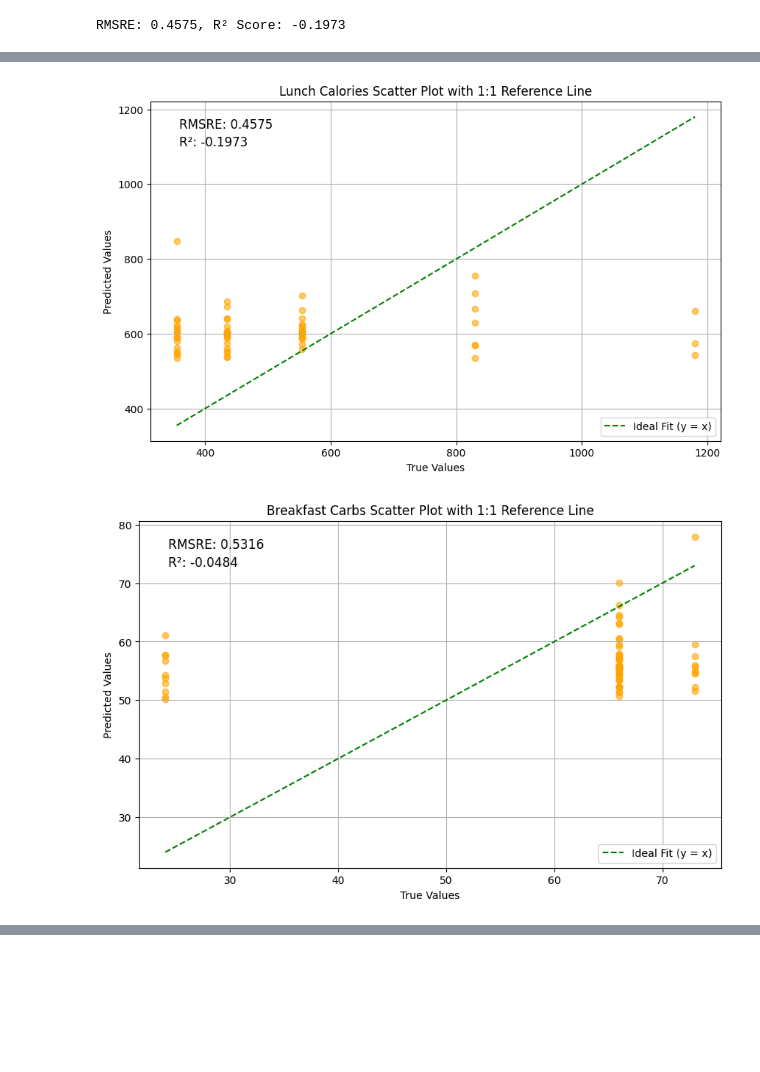
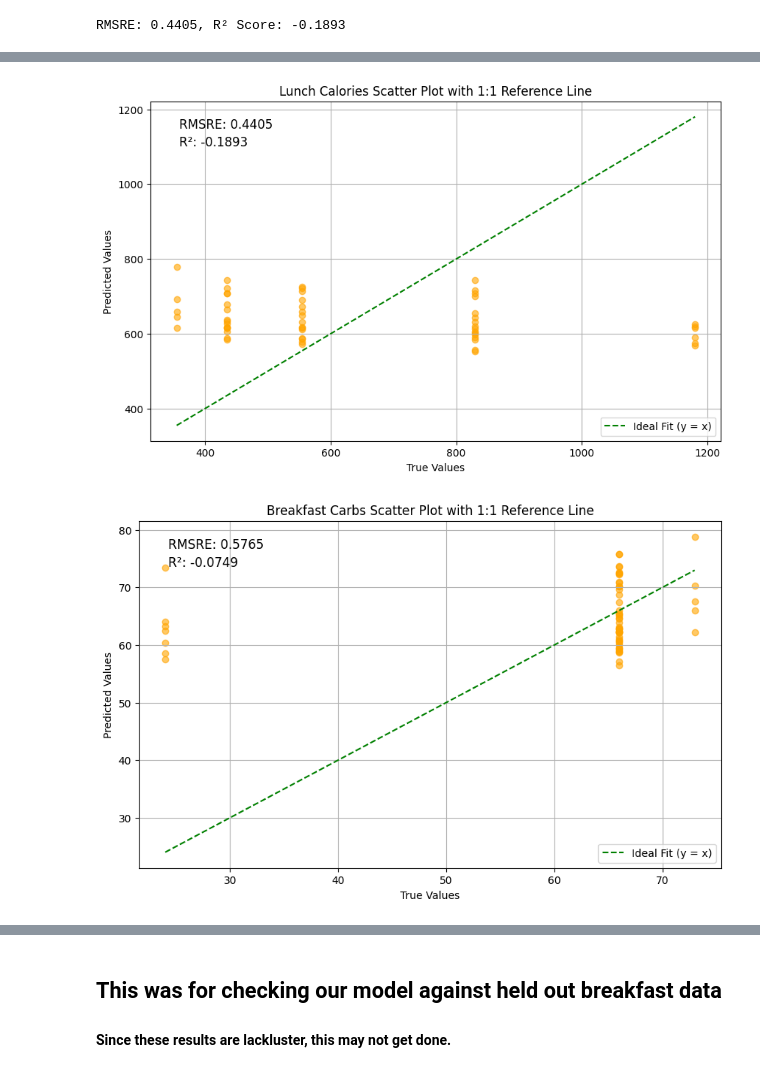
Before and after one commit to omarkhater-school/multi_modal_cgm_analysis, a Jupyter notebook: initial_modeling/cgm_rnn.ipynb, the cells around one changed output, grey strips where cells are left out. Cells and saved outputs as stored; diff of their text form; code cells hidden in the pictures; blank space fills up the shorter version.

Commit message:
lackluster cgm results

```diff
--- a/initial_modeling/cgm_rnn.ipynb
+++ b/initial_modeling/cgm_rnn.ipynb
@@ -222,12 +300,11 @@ dataloader.dataset.data.shape, dataloader.dataset.target.shape
 class RNNWithAuxiliary(nn.Module):
     def __init__(self, input_dim, hidden_dim, aux_dim, output_dim):
         super(RNNWithAuxiliary, self).__init__()
-        self.lstm = nn.LSTM(input_dim, hidden_dim, batch_first=True)
+        self.lstm = nn.LSTM(input_dim, hidden_dim, batch_first=True, bidirectional=True, )
         self.aux_dense = nn.Linear(aux_dim, 16)
 
         # Fully connected layers for the combined output
-        self.fc1 = nn.Linear(hidden_dim + 16, 64)
-        self.fc2 = nn.Linear(64, 32)
+        self.fc1 = nn.Linear(hidden_dim + 16, 32)
         self.fc3 = nn.Linear(32, output_dim)
 
     def forward(self, sequences, lengths, aux_data):
@@ -245,7 +322,6 @@ class RNNWithAuxiliary(nn.Module):
 
         # Pass through fully connected layers
         x = torch.relu(self.fc1(combined))
-        x = torch.relu(self.fc2(x))
         output = self.fc3(x)
         return output
 # %%
@@ -253,7 +329,7 @@ class RNNWithAuxiliary(nn.Module):
 input_dim = 2  # Each time step has 2 features
 hidden_dim = 32
 aux_dim = 4  # Auxiliary features
-output_dim = 4  # Single output
+output_dim = LABELS  # LABELS output
 model = RNNWithAuxiliary(input_dim, hidden_dim, aux_dim, output_dim)
 
 # Define Loss and Optimizer
@@ -322,3 +398,5 @@ plt.show()
+# %%
+epochs = 12
 # %%
 def rmsre(y_true, y_pred):
     return np.sqrt(np.mean(((y_true - y_pred) / y_true) ** 2))
@@ -327,7 +405,7 @@ def rmsre(y_true, y_pred):
 input_dim = 2  # Each time step has 2 features
 hidden_dim = 32
 aux_dim = 4  # Auxiliary features
-output_dim = 4  # Single output
+output_dim = LABELS  # LABELS output
 model = RNNWithAuxiliary(input_dim, hidden_dim, aux_dim, output_dim)
 
 # Define Loss and Optimizer
@@ -335,9 +413,8 @@ criterion = nn.MSELoss()
 optimizer = torch.optim.Adam(model.parameters(), lr=0.001)
 
 dataloader = DataLoader(ConcatDataset([TimeSeriesDataset(X,Y),TimeSeriesDataset(Xv,Yv)]), batch_size=32, collate_fn=collate_fn)
-dataloader_t = DataLoader(TimeSeriesDataset(Xt,Yt), batch_size=32, collate_fn=collate_fn)
 # Training Loop
-for epoch in range(15):
+for epoch in range(epochs):
     model.train()
     for sequences, lengths, aux_data, targets in dataloader:
         optimizer.zero_grad()
@@ -383,8 +460,8 @@ all_targets = np.concatenate([target.flatten() for target in all_targets], axis=
 
 # print(f"Avg Loss: {avg_loss:.4f}, Avg RMSE: {avg_rmse:.4f}, RMSRE: {rrmmssrree:.4f}, R² Score: {r2:.4f}")
 
-all_outputs = all_outputs.reshape(-1,4)
-all_targets = all_targets.reshape(-1,4)
+all_outputs = all_outputs.reshape(-1,LABELS)
+all_targets = all_targets.reshape(-1,LABELS)
 
 # Compute R2 score
 r2 = r2_score(all_targets[:,1], all_outputs[:,1])
@@ -393,7 +470,7 @@ rrmmssrree = rmsre(all_targets[:,1], all_outputs[:,1])
 
 print(f"RMSRE: {rrmmssrree:.4f}, R² Score: {r2:.4f}")
 # %% [output]
-RMSRE: 0.4575, R² Score: -0.1973
+RMSRE: 0.4405, R² Score: -0.1893
 # %%
 def plot_regression_curve(y_true, y_pred, best_model_rmsre, best_model_r2, title):
     """
@@ -429,8 +506,6 @@ def plot_regression_curve(y_true, y_pred, best_model_rmsre, best_model_r2, title
     plt.grid(True)
     plt.show()
 
-plot_regression_curve(all_targets[:,0], all_outputs[:,0], rmsre(all_targets[:,0], all_outputs[:,0]), r2_score(all_targets[:,0], all_outputs[:,0]), 'Breakfast Calories')
-plot_regression_curve(all_targets[:,1], all_outputs[:,1], rmsre(all_targets[:,1], all_outputs[:,1]), r2_score(all_targets[:,1], all_outputs[:,1]), 'Lunch Calories')
-plot_regression_curve(all_targets[:,2], all_outputs[:,2], rmsre(all_targets[:,2], all_outputs[:,2]), r2_score(all_targets[:,2], all_outputs[:,2]), 'Breakfast Carbs')
-plot_regression_curve(all_targets[:,3], all_outputs[:,3], rmsre(all_targets[:,3], all_outputs[:,3]), r2_score(all_targets[:,3], all_outputs[:,3]), 'Lunch Carbs')
+for i, label in enumerate(L[:LABELS]):
+    plot_regression_curve(all_targets[:,i], all_outputs[:,i], rmsre(all_targets[:,i], all_outputs[:,i]), r2_score(all_targets[:,i], all_outputs[:,i]), label)
 # %% [output]
@@ -438,2 +513,2 @@ plot_regression_curve(all_targets[:,3], all_outputs[:,3], rmsre(all_targets[:,3]
-[figure, old version]
+[figure, new version]
-[figure, old version]
+[figure, new version]
@@ -440,0 +520,3 @@ plot_regression_curve(all_targets[:,3], all_outputs[:,3], rmsre(all_targets[:,3]
+# %% [markdown]
+## This was for checking our model against held out breakfast data
+#### Since these results are lackluster, this may not get done.
```
Also changed, not shown: parts of 10 cells of this notebook, 2 other files.
